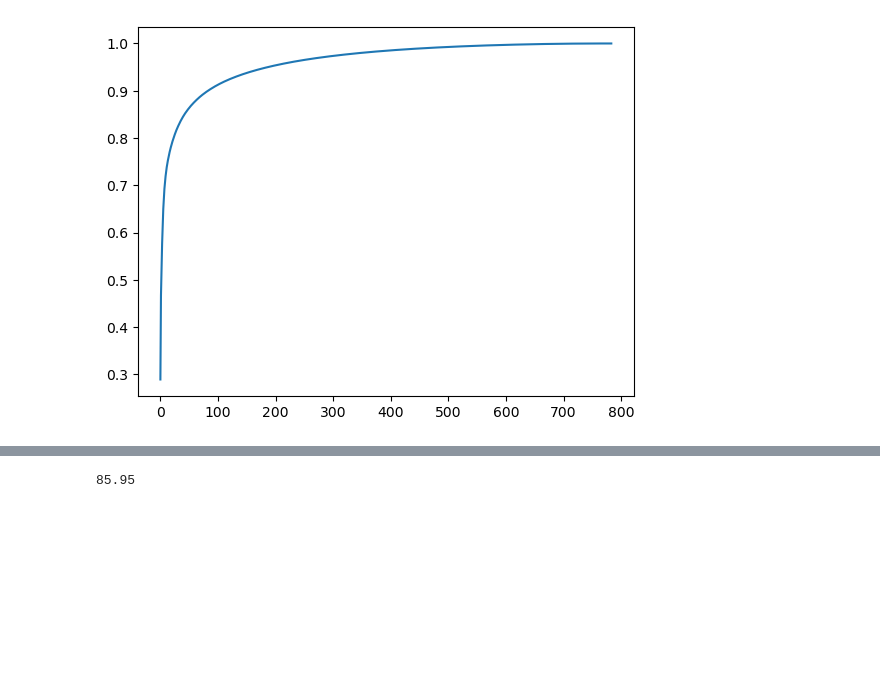
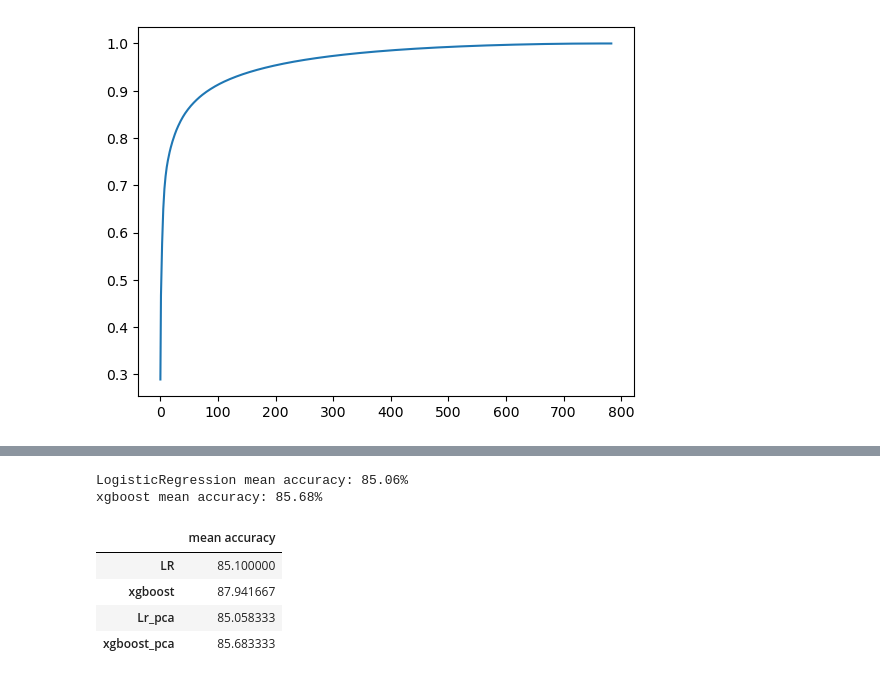
Before and after one commit to ortrsa/Data_Science_Final_Project_2, a Jupyter notebook: Notebook2-fashion Mnist.ipynb, the cells around one changed output, grey strips where cells are left out. Drawn from its saved outputs; the diff is of its cells as text; code cells hidden in the pictures; blank space fills up the shorter version.

```diff
--- a/Notebook2-fashion Mnist.ipynb
+++ b/Notebook2-fashion Mnist.ipynb
@@ -97,2 +95,6 @@ LR = LogisticRegression(multi_class="ovr")
+# %%
+# Models:
+LR = LogisticRegression(multi_class="ovr")
+XG = XGBClassifier(n_estimators= 20, n_jobs=-1, learning_rate=0.5, seed=0)
 # %%
 LR.fit(x_train,y_train)
@@ -141,4 +154,17 @@ XGBClassifier(base_score=0.5, booster='gbtree', colsample_bylevel=1,
-# %%
-gx.score(pca_x_test,y_test)* 100
-# %% [output]
-85.95
+# %%
+print("LogisticRegression mean accuracy: {:.2f}%".format(LR_PCA.score(pca_x_test, y_test)*100))
+print("xgboost mean accuracy: {:.2f}%".format(XG_PCA.score(pca_x_test, y_test)*100))
+# %% [output]
+LogisticRegression mean accuracy: 85.06%
+xgboost mean accuracy: 85.68%
+# %%
+score_list = [LR.score(x_test, y_test)*100,XG.score(x_test, y_test)*100 , LR_PCA.score(pca_x_test, y_test)*100 , XG_PCA.score(pca_x_test, y_test)*100 ]
+principalDf = pd.DataFrame(data = score_list
+             , columns = ['mean accuracy'], index = ['LR', 'xgboost', 'Lr_pca', 'xgboost_pca'])
+principalDf
+# %% [output]
+|  | mean accuracy |
+| LR | 85.100000 |
+| xgboost | 87.941667 |
+| Lr_pca | 85.058333 |
+| xgboost_pca | 85.683333 |
```
Also changed, not shown: parts of 23 cells of this notebook.
